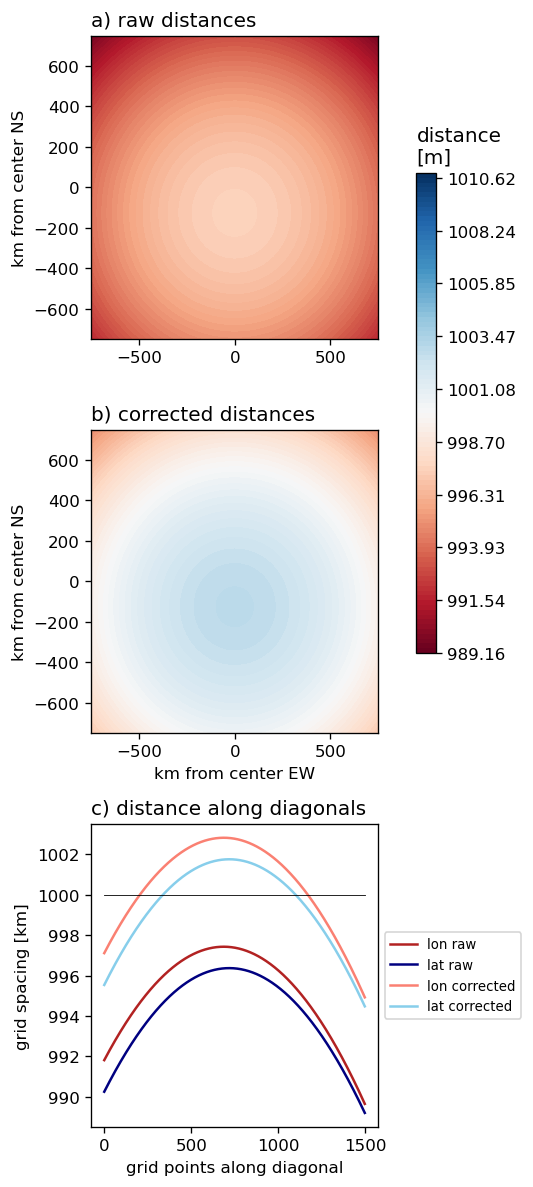
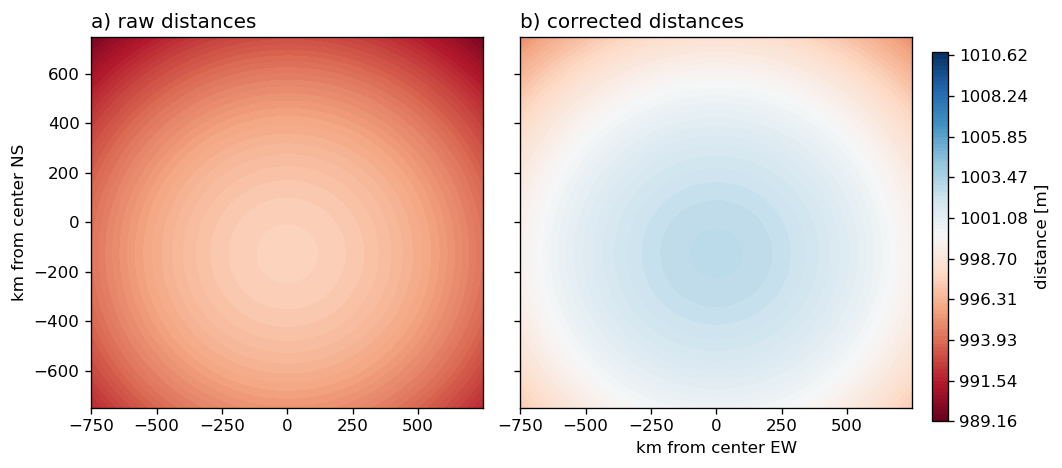
Code edit (unified diff) that turned the first committed figure into the second:
--- before
+++ after
@@ -1,3 +1,3 @@
-fig, ax = plt.subplots(3,1, figsize=(4,10), dpi=120)
+fig, ax = plt.subplots(1, 2, figsize=(8.5,4), dpi=120, sharey=True, sharex=True)
 
 lev_limit = np.max(np.abs(np.array([dist_min_global - d, dist_max_global - d])))
@@ -13,31 +13,8 @@
 ax[1].set_title("b) corrected distances".format(np.mean(distance21)), loc='left')
 ax[0].set_ylabel("km from center NS")
-ax[1].set_ylabel("km from center NS")
 ax[1].set_xlabel("km from center EW")
-
-diag = np.zeros((4, int(nx-2)))
-for ii in range(int(nx-2)):
-    diag[0, ii] = 1000. * distance11[ii, ii]
-    diag[1, ii] = 1000. * distance12[ii, ii]
-    diag[2, ii] = 1000. * distance21[ii, ii]
-    diag[3, ii] = 1000. * distance22[ii, ii]
-
-xlen = diag.shape[1]
-ax[2].plot(diag[0, :], color = "firebrick", label="lon raw")
-ax[2].plot(diag[1, :], color = "navy", label="lat raw")
-ax[2].plot(diag[2, :], color = "salmon", label="lon corrected")
-ax[2].plot(diag[3, :], color = "skyblue", label="lat corrected")
-ax[2].plot([0., xlen], [1000. * d, 1000. * d], 'k', lw=0.5)
-
-ax[2].set_title("c) distance along diagonals", loc="left")
-ax[2].set_xlabel("grid points along diagonal")
-ax[2].set_ylabel("grid spacing [km]")
+ax[1].set_xlabel("km from center EW")
 plt.tight_layout()
-
-ax[2].legend(prop={'size': 8}, loc='center left', bbox_to_anchor=(1., 0.5))
-fig.subplots_adjust(right=0.8)
-cax = fig.add_axes([0.88, 0.45, 0.04, 0.4])
-plt.colorbar(c1, cax=cax)
-cax.set_title('distance\n[m]', loc='left')
-plt.show()
-plt.close('all')
+fig.subplots_adjust(right=0.9)
+cax = fig.add_axes([0.92, 0.11, 0.015, 0.77])
+plt.colorbar(c1, cax = cax, label="distance [m]")

Commit: more work on custom experiment setups, fixed grib reading routine, added base_experiments